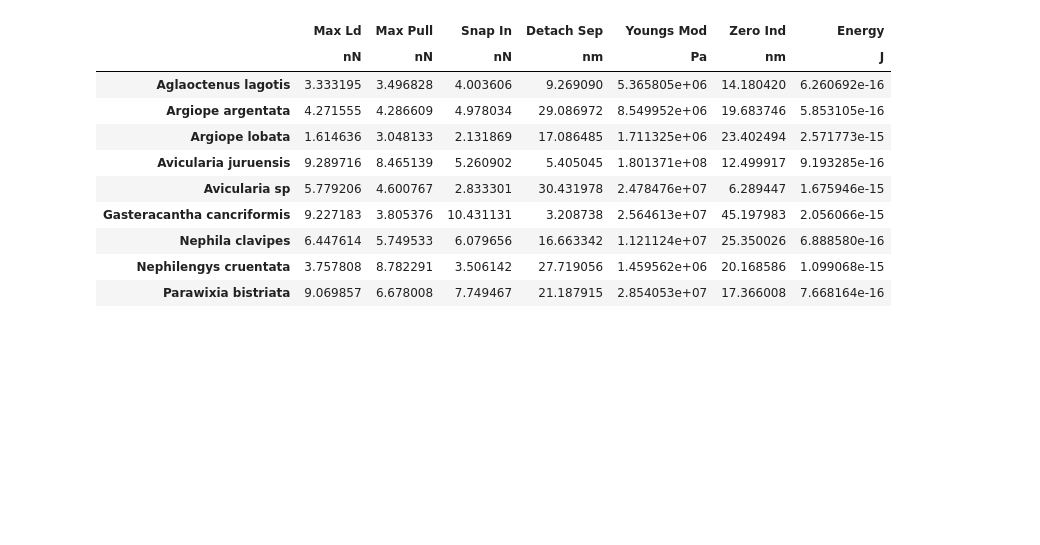
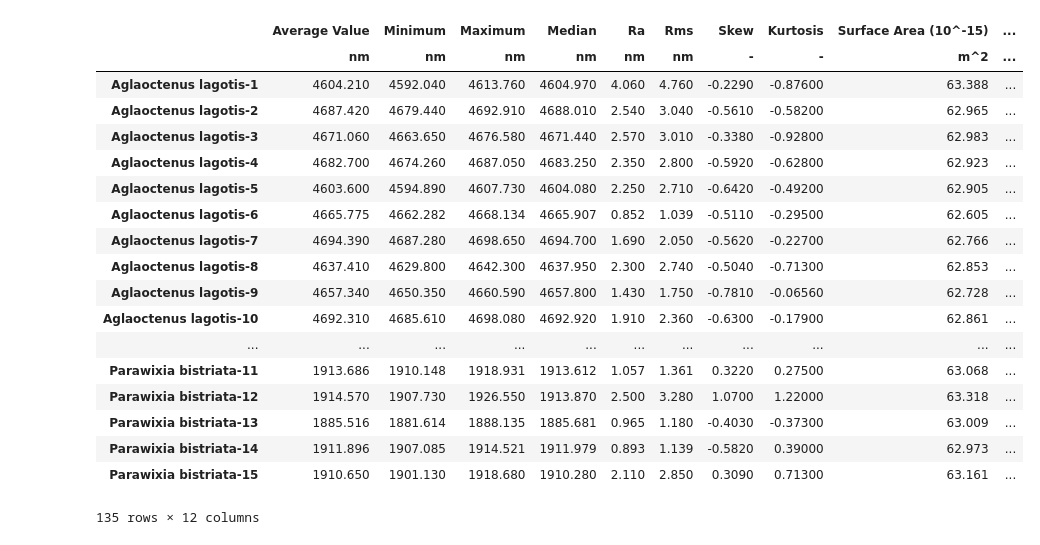
Before and after one commit to lcarlucc/Spider-silk, a Jupyter notebook: Analysis.ipynb, the cells around one changed output. Drawn from its saved outputs; the diff is of its cells as text; code cells hidden in the pictures; blank space fills up the shorter version.

```diff
--- a/Analysis.ipynb
+++ b/Analysis.ipynb
@@ -6,36 +6,45 @@ import matplotlib.pyplot as plt
 # %%
 #import all data and divide into variables
 
 nanosurface_rough_data = pd.read_excel('2SurfaceNanoroughnessParameters.xlsx', header = [0,1],
-                                   skip_footer = 39) #end of spreadsheet contains averages and SEMs, I want these separate
-nanosurface_rough_mean = pd.read_excel('2SurfaceNanoroughnessParameters.xlsx', header = [0,1], #the averages only
-                                  skiprows = np.arange(0,139), skip_footer = 26)
-nanosurface_rough_SEM = pd.read_excel('2SurfaceNanoroughnessParameters.xlsx', header = [0,1],
-                                     skiprows = np.arange(0,152),
-                                      skip_footer = 13)
+                                    index_col = 0, skip_footer = 39) #end of spreadsheet contains averages and SEMs, I want these separate
+nanosurface_rough_mean = pd.read_excel('2SurfaceNanoroughnessParameters.xlsx', header = [0,1],  #the averages only
+                                  index_col = 0, skiprows = np.arange(0,139), skip_footer = 26)
+nanosurface_rough_SEM = pd.read_excel('2SurfaceNanoroughnessParameters.xlsx', header = [0,1], #standard error of mean
+                                    index_col = 0, skiprows = np.arange(0,152), skip_footer = 13)
 
 nanosurface_stiffness_data = pd.read_excel('3SurfaceNanostiffnessParameters.xlsx', header = [0,1],
-                                          skip_footer = 39)
+                                         index_col = 0, skip_footer = 39)
 nanosurface_stiffness_mean = pd.read_excel('3SurfaceNanostiffnessParameters.xlsx', header = [0,1],
-                                          skiprows =np.arange(0,101), skip_footer = 26)
+                                        index_col = 0,  skiprows =np.arange(0,101), skip_footer = 26)
 nanosurface_stiffness_SEM = pd.read_excel('3SurfaceNanostiffnessParameters.xlsx', header = [0,1],
-                                         skiprows = np.arange(0,114), skip_footer = 13)
+                                        index_col = 0, skiprows = np.arange(0,114), skip_footer = 13)
 
 forces_data = pd.read_excel('8StaticMechanicalParameters.xlsx', header = [0,1],
-                           skip_footer = 104)
+                           index_col = 0, skip_footer = 104)
 forces_mean = pd.read_excel('8StaticMechanicalParameters.xlsx', header = [0,1],
-                           skiprows = 144, skip_footer = 41)
+                           index_col = 0, skiprows = 144, skip_footer = 41)
 forces_SEM = pd.read_excel('8StaticMechanicalParameters.xlsx', header = [0,1],
-                          skiprows = 162, skip_footer = 23)
+                         index_col = 0, skiprows = 162, skip_footer = 23)
+
+nanosurface_rough_data
 # %% [output]
-|  | Max Ld | Max Pull | Snap In | Detach Sep | Youngs Mod | Zero Ind | Energy |
-|  | nN | nN | nN | nm | Pa | nm | J |
-| Aglaoctenus lagotis | 3.333195 | 3.496828 | 4.003606 | 9.269090 | 5.365805e+06 | 14.180420 | 6.260692e-16 |
-| Argiope argentata | 4.271555 | 4.286609 | 4.978034 | 29.086972 | 8.549952e+06 | 19.683746 | 5.853105e-16 |
-| Argiope lobata | 1.614636 | 3.048133 | 2.131869 | 17.086485 | 1.711325e+06 | 23.402494 | 2.571773e-15 |
-| Avicularia juruensis | 9.289716 | 8.465139 | 5.260902 | 5.405045 | 1.801371e+08 | 12.499917 | 9.193285e-16 |
-| Avicularia sp | 5.779206 | 4.600767 | 2.833301 | 30.431978 | 2.478476e+07 | 6.289447 | 1.675946e-15 |
-| Gasteracantha cancriformis | 9.227183 | 3.805376 | 10.431131 | 3.208738 | 2.564613e+07 | 45.197983 | 2.056066e-15 |
-| Nephila clavipes | 6.447614 | 5.749533 | 6.079656 | 16.663342 | 1.121124e+07 | 25.350026 | 6.888580e-16 |
-| Nephilengys cruentata | 3.757808 | 8.782291 | 3.506142 | 27.719056 | 1.459562e+06 | 20.168586 | 1.099068e-15 |
-| Parawixia bistriata | 9.069857 | 6.678008 | 7.749467 | 21.187915 | 2.854053e+07 | 17.366008 | 7.668164e-16 |
+|  | Average Value | Minimum | Maximum | Median | Ra | Rms | Skew | Kurtosis | Surface Area (10^-15) | ... |
+|  | nm | nm | nm | nm | nm | nm | - | - | m^2 | ... |
+| Aglaoctenus lagotis-1 | 4604.210 | 4592.040 | 4613.760 | 4604.970 | 4.060 | 4.760 | -0.2290 | -0.87600 | 63.388 | ... |
+| Aglaoctenus lagotis-2 | 4687.420 | 4679.440 | 4692.910 | 4688.010 | 2.540 | 3.040 | -0.5610 | -0.58200 | 62.965 | ... |
+| Aglaoctenus lagotis-3 | 4671.060 | 4663.650 | 4676.580 | 4671.440 | 2.570 | 3.010 | -0.3380 | -0.92800 | 62.983 | ... |
+| Aglaoctenus lagotis-4 | 4682.700 | 4674.260 | 4687.050 | 4683.250 | 2.350 | 2.800 | -0.5920 | -0.62800 | 62.923 | ... |
+| Aglaoctenus lagotis-5 | 4603.600 | 4594.890 | 4607.730 | 4604.080 | 2.250 | 2.710 | -0.6420 | -0.49200 | 62.905 | ... |
+| Aglaoctenus lagotis-6 | 4665.775 | 4662.282 | 4668.134 | 4665.907 | 0.852 | 1.039 | -0.5110 | -0.29500 | 62.605 | ... |
+| Aglaoctenus lagotis-7 | 4694.390 | 4687.280 | 4698.650 | 4694.700 | 1.690 | 2.050 | -0.5620 | -0.22700 | 62.766 | ... |
+| Aglaoctenus lagotis-8 | 4637.410 | 4629.800 | 4642.300 | 4637.950 | 2.300 | 2.740 | -0.5040 | -0.71300 | 62.853 | ... |
+| Aglaoctenus lagotis-9 | 4657.340 | 4650.350 | 4660.590 | 4657.800 | 1.430 | 1.750 | -0.7810 | -0.06560 | 62.728 | ... |
+| Aglaoctenus lagotis-10 | 4692.310 | 4685.610 | 4698.080 | 4692.920 | 1.910 | 2.360 | -0.6300 | -0.17900 | 62.861 | ... |
+| ... | ... | ... | ... | ... | ... | ... | ... | ... | ... | ... |
+| Parawixia bistriata-11 | 1913.686 | 1910.148 | 1918.931 | 1913.612 | 1.057 | 1.361 | 0.3220 | 0.27500 | 63.068 | ... |
+| Parawixia bistriata-12 | 1914.570 | 1907.730 | 1926.550 | 1913.870 | 2.500 | 3.280 | 1.0700 | 1.22000 | 63.318 | ... |
+| Parawixia bistriata-13 | 1885.516 | 1881.614 | 1888.135 | 1885.681 | 0.965 | 1.180 | -0.4030 | -0.37300 | 63.009 | ... |
+| Parawixia bistriata-14 | 1911.896 | 1907.085 | 1914.521 | 1911.979 | 0.893 | 1.139 | -0.5820 | 0.39000 | 62.973 | ... |
+| Parawixia bistriata-15 | 1910.650 | 1901.130 | 1918.680 | 1910.280 | 2.110 | 2.850 | 0.3090 | 0.71300 | 63.161 | ... |
+135 rows × 12 columns
```
Also changed, not shown: parts of 3 cells of this notebook.
